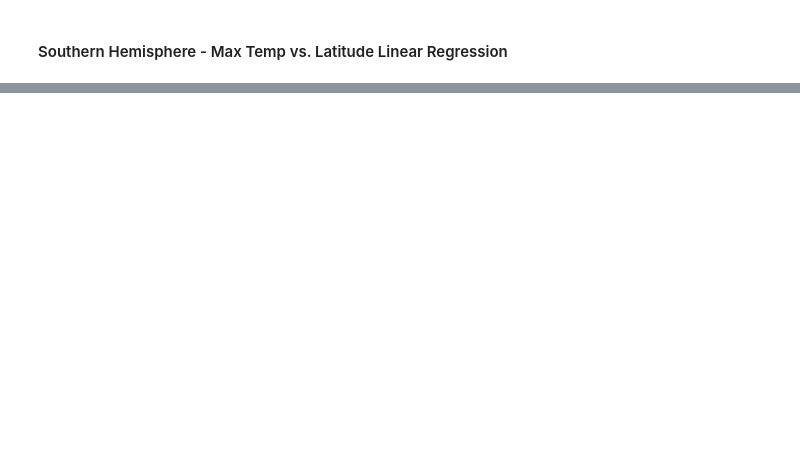
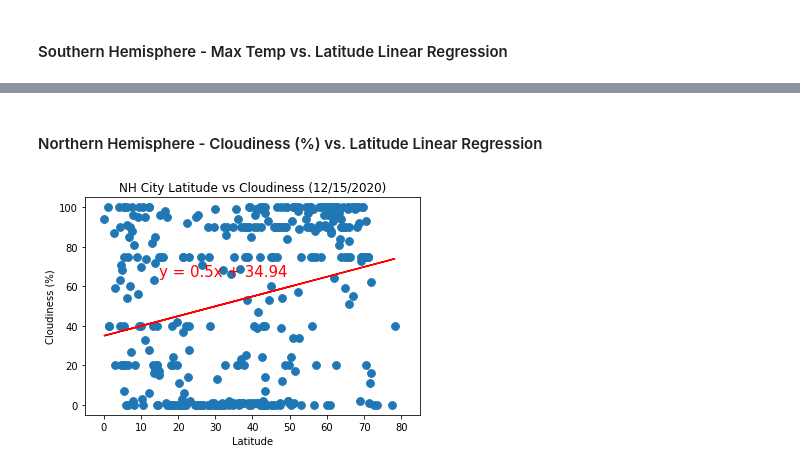
Before and after one commit to pnisenson/python-api-challenge, a Jupyter notebook: WeatherPy/WeatherPy.ipynb, the cells around one changed output, grey strips where cells are left out. Drawn from its saved outputs; the diff is of its cells as text; code cells hidden in the pictures; blank space fills up the shorter version.

```diff
--- a/WeatherPy/WeatherPy.ipynb
+++ b/WeatherPy/WeatherPy.ipynb
@@ -262,0 +349,28 @@ plt.show()
+# %% [markdown]
+####  Northern Hemisphere - Cloudiness (%) vs. Latitude Linear Regression
+# %%
+# Using the Grouped DF above, create variables to be used in correlation and as axes in plotting
+nclo = north["Cloudiness"]
+# Using the linregress module from Scipy Stats, assign values to variables related to linear regression
+(slope, intercept, rvalue, pvalue, stderr) = linregress(nlats,nclo)
+# Create variable for the formula serving as y=mx+b for the linear regression
+regress_values = nlats * slope + intercept
+# Create variable for the text to explain the y=mx+b formula
+line_eq = "y = " + str(round(slope,2)) + "x + " + str(round(intercept,2))
+# Create scatter plot
+plt.scatter(nlats,nclo, s = 60)
+# Plot the line "regress_values" to visually represent the linear regression
+plt.plot(nlats,regress_values,"r-")
+# Plot the formula of the line in text
+plt.annotate(line_eq,(15,65),fontsize=15,color="red")
+# Plot the labels for axes/title
+plt.xlabel("Latitude")
+plt.ylabel("Cloudiness (%)")
+plt.title("NH City Latitude vs Cloudiness (12/15/2020)")
+# Set the limits of the plot
+plt.xlim(-5,85)
+
+# Display the plot
+plt.show()
+# %% [output]
+[figure, added]
```
Also changed, not shown: parts of 25 cells of this notebook, 5 other files.
